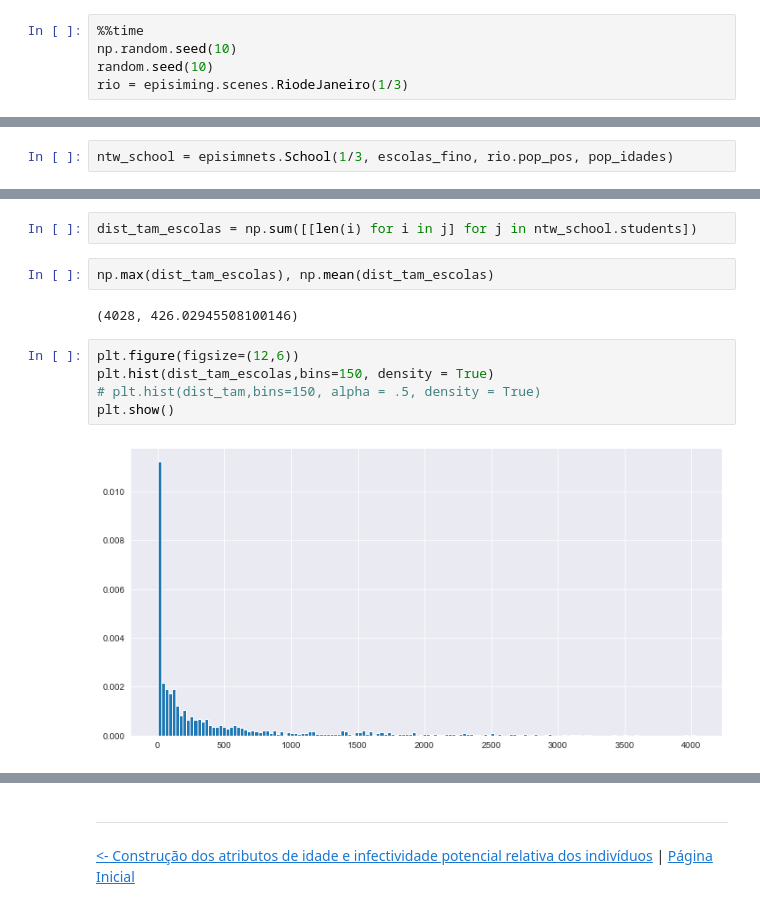
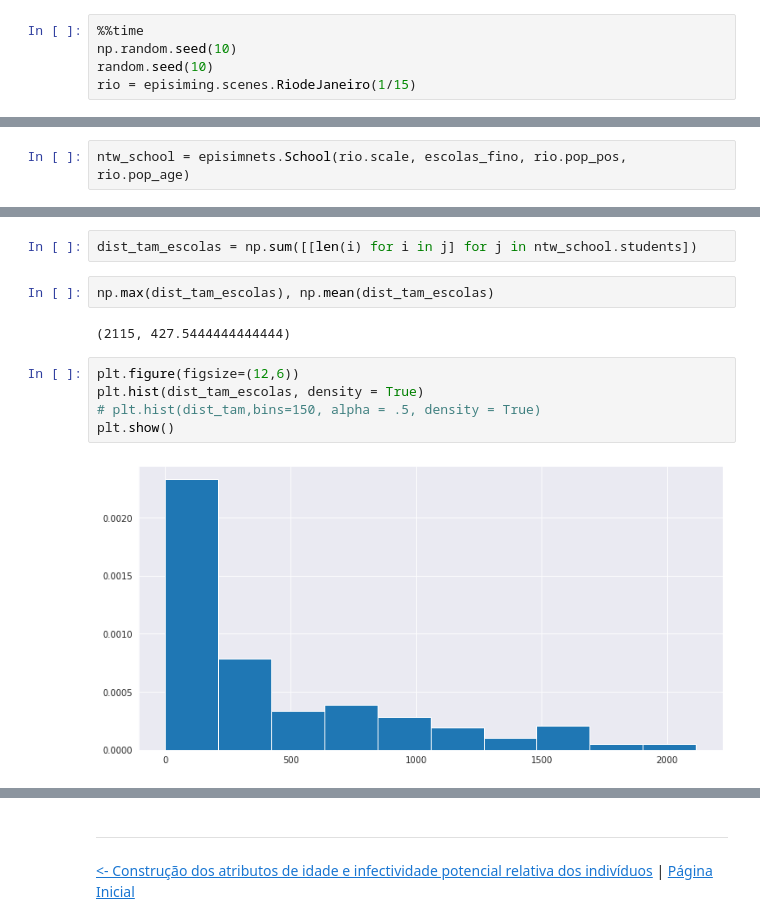
Before and after one commit to ModSiming/EpiSiming, a Jupyter notebook: notebooks/01.07-Rede_escolar.ipynb, the cells around one changed output, grey strips where cells are left out. Cells and saved outputs as stored; diff of their text form.

```diff
--- a/notebooks/01.07-Rede_escolar.ipynb
+++ b/notebooks/01.07-Rede_escolar.ipynb
@@ -50,5 +50,5 @@ Atualização mais recente do kernel: 07/Oct/2020
 %%time
 np.random.seed(10)
 random.seed(10)
-rio = episiming.scenes.RiodeJaneiro(1/3)
+rio = episiming.scenes.RiodeJaneiro(1/15)
 # %% [output]
@@ -84,5 +79,5 @@ groups_fraction[9] = np.array([0.00689038, 0.01920955, 0.02206336, 0., 0.0069825
 groups_fraction[10] = np.array([0., 0., 0.0137896, 0.03174603, 0.00436409])                   # 105
 groups_fraction[11] = np.array([0.00258389, 0.00720358, 0.00827376, 0.01904762, 0.00261845])  # 210
 # %%
-ntw_school = episimnets.School(1/3, escolas_fino, rio.pop_pos, pop_idades)
+ntw_school = episimnets.School(rio.scale, escolas_fino, rio.pop_pos, rio.pop_age)
 # %%
@@ -149,14 +128,14 @@ dist_tam_escolas = np.sum([[len(i) for i in j] for j in ntw_school.students])
 # %%
 np.max(dist_tam_escolas), np.mean(dist_tam_escolas)
 # %% [output]
-(4028, 426.02945508100146)
+(2115, 427.5444444444444)
 # %%
 plt.figure(figsize=(12,6))
-plt.hist(dist_tam_escolas,bins=150, density = True)
+plt.hist(dist_tam_escolas, density = True)
 # plt.hist(dist_tam,bins=150, alpha = .5, density = True)
 plt.show()
 # %% [output]
-[figure, old version]
+[figure, new version]
 # %%
 fig, ax = plt.subplots(nrows=6, ncols=2, figsize = (20,35))
 
```
Also changed, not shown: parts of 16 cells of this notebook, 1 other file.
